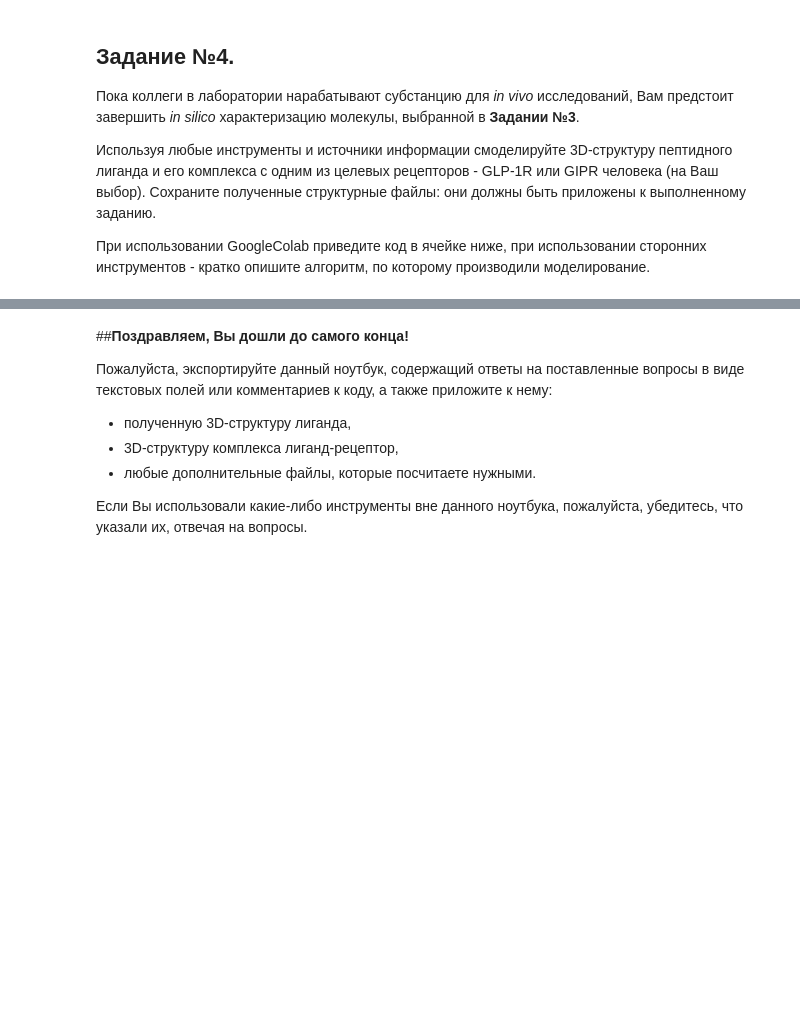
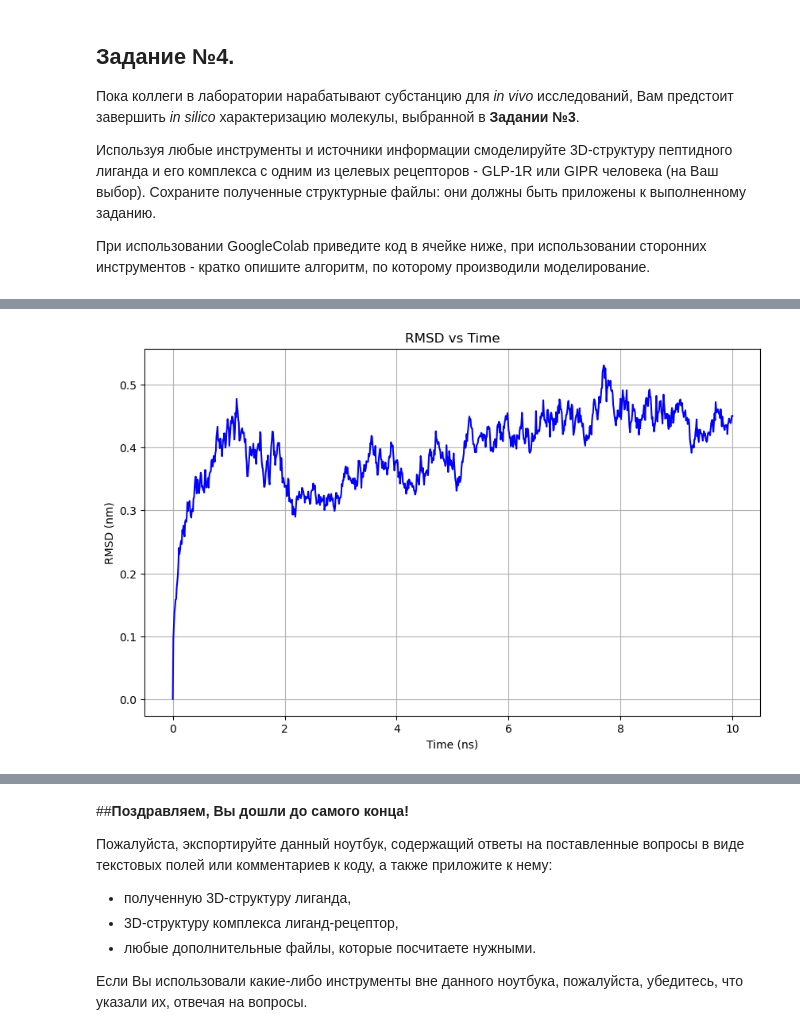
Before and after one commit to SergeiNikolenko/geropharm-test_case, a Jupyter notebook: test_task_2024.ipynb, the cells around one changed output, grey strips where cells are left out. Cells and saved outputs as stored; diff of their text form; code cells hidden in the pictures; blank space fills up the shorter version.

```diff
--- a/test_task_2024.ipynb
+++ b/test_task_2024.ipynb
@@ -138,0 +303,40 @@ display(df)
+# %%
+import matplotlib.pyplot as plt
+
+
+file_path = 'rmsd.xvg'
+
+time_ns = []
+rmsd_nm = []
+with open(file_path, 'r') as file:
+    for line in file:
+        if not line.startswith(('@', '#')):
+            columns = line.split()
+            time_ns.append(float(columns[0]))
+            rmsd_nm.append(float(columns[1]))
+
+
+import matplotlib.pyplot as plt
+
+
+file_path = 'rmsd.xvg'
+
+time_ns = []
+rmsd_nm = []
+with open(file_path, 'r') as file:
+    for line in file:
+        if not line.startswith(('@', '#')):
+            columns = line.split()
+            time_ns.append(float(columns[0]))
+            rmsd_nm.append(float(columns[1]))
+
+
+plt.figure(figsize=(10, 6))
+plt.plot(time_ns, rmsd_nm, linestyle='-', color='blue')
+plt.title("RMSD vs Time")
+plt.xlabel("Time (ns)")
+plt.ylabel("RMSD (nm)")
+plt.grid(True)
+plt.show()
+# %% [output]
+[figure, added]
```
Also changed, not shown: parts of 18 cells of this notebook, 16 other files.
